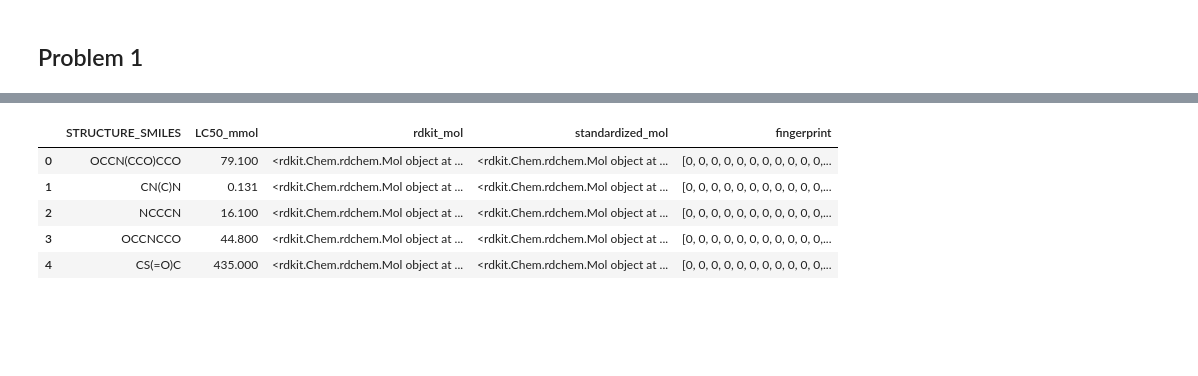
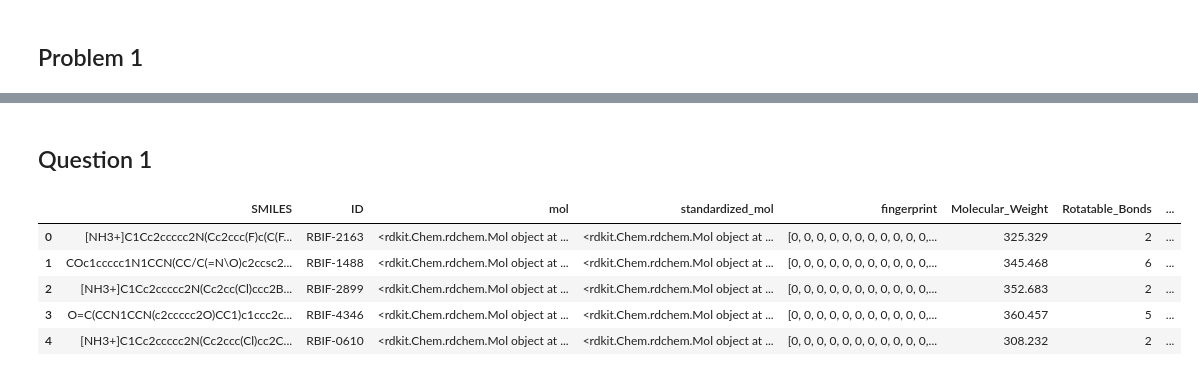
Before and after one commit to Steve-Cheney/Cheminformatics, a Jupyter notebook: rbif-110-a7/a7.ipynb, the cells around one changed output, grey strips where cells are left out. Saved outputs shown, nothing was run; the diff lists cells and outputs as text; code cells hidden in the pictures; blank space fills up the shorter version.

Commit message:
Add in clustering

```diff
--- a/rbif-110-a7/a7.ipynb
+++ b/rbif-110-a7/a7.ipynb
@@ -44,0 +29,8 @@ except UnicodeDecodeError:
+# %%
+library_file = "Week7-ClusteringData.tsv"
+try:
+    library = pd.read_csv(library_file, sep="\t", encoding="utf-8")
+except UnicodeDecodeError:
+    library = pd.read_csv(library_file, sep="\t", encoding="latin-1")
+
+library.head()
@@ -160,15 +194,24 @@ def extract_properties_from_sdf(sdf_file):
+# %% [markdown]
+## Question 1
 # %%
 # Clean the data to ignore any NaN smiles values and subset data if needed
-lc50_df = clean_df_and_create_mol_col(lc50_df, 'STRUCTURE_SMILES', 'rdkit_mol')
+library = clean_df_and_create_mol_col(library, 'SMILES', 'mol')
 # Get the standardized mol object from the standard SMILES
-lc50_df['standardized_mol'] = lc50_df['STRUCTURE_SMILES'].apply(get_standard_mol)
+library['standardized_mol'] = library['SMILES'].apply(get_standard_mol)
 # Get the fingerprint
-lc50_df['fingerprint'] = lc50_df['standardized_mol'].apply(get_fingerprint)
-lc50_df.head()
+library['fingerprint'] = library['standardized_mol'].apply(get_fingerprint)
+
+descriptor_data = library["standardized_mol"].apply(calculate_descriptors)
+descriptor_df = pd.DataFrame(descriptor_data.tolist())
+
+# Merge descriptor data with the original dataset
+library = pd.concat([library, descriptor_df], axis=1)
+
+library.head()
 # %% [output]
-|  | STRUCTURE_SMILES | LC50_mmol | rdkit_mol | standardized_mol | fingerprint |
-| 0 | OCCN(CCO)CCO | 79.100 | <rdkit.Chem.rdchem.Mol object at ... | <rdkit.Chem.rdchem.Mol object at ... | [0, 0, 0, 0, 0, 0, 0, 0, 0, 0, 0,... |
-| 1 | CN(C)N | 0.131 | <rdkit.Chem.rdchem.Mol object at ... | <rdkit.Chem.rdchem.Mol object at ... | [0, 0, 0, 0, 0, 0, 0, 0, 0, 0, 0,... |
-| 2 | NCCCN | 16.100 | <rdkit.Chem.rdchem.Mol object at ... | <rdkit.Chem.rdchem.Mol object at ... | [0, 0, 0, 0, 0, 0, 0, 0, 0, 0, 0,... |
-| 3 | OCCNCCO | 44.800 | <rdkit.Chem.rdchem.Mol object at ... | <rdkit.Chem.rdchem.Mol object at ... | [0, 0, 0, 0, 0, 0, 0, 0, 0, 0, 0,... |
-| 4 | CS(=O)C | 435.000 | <rdkit.Chem.rdchem.Mol object at ... | <rdkit.Chem.rdchem.Mol object at ... | [0, 0, 0, 0, 0, 0, 0, 0, 0, 0, 0,... |
+|  | SMILES | ID | mol | standardized_mol | fingerprint | Molecular_Weight | Rotatable_Bonds | ... |
+| 0 | [NH3+]C1Cc2ccccc2N(Cc2ccc(F)c(C(F... | RBIF-2163 | <rdkit.Chem.rdchem.Mol object at ... | <rdkit.Chem.rdchem.Mol object at ... | [0, 0, 0, 0, 0, 0, 0, 0, 0, 0, 0,... | 325.329 | 2 | ... |
+| 1 | COc1ccccc1N1CCN(CC/C(=N\O)c2ccsc2... | RBIF-1488 | <rdkit.Chem.rdchem.Mol object at ... | <rdkit.Chem.rdchem.Mol object at ... | [0, 0, 0, 0, 0, 0, 0, 0, 0, 0, 0,... | 345.468 | 6 | ... |
+| 2 | [NH3+]C1Cc2ccccc2N(Cc2cc(Cl)ccc2B... | RBIF-2899 | <rdkit.Chem.rdchem.Mol object at ... | <rdkit.Chem.rdchem.Mol object at ... | [0, 0, 0, 0, 0, 0, 0, 0, 0, 0, 0,... | 352.683 | 2 | ... |
+| 3 | O=C(CCN1CCN(c2ccccc2O)CC1)c1ccc2c... | RBIF-4346 | <rdkit.Chem.rdchem.Mol object at ... | <rdkit.Chem.rdchem.Mol object at ... | [0, 0, 0, 0, 0, 0, 0, 0, 0, 0, 0,... | 360.457 | 5 | ... |
+| 4 | [NH3+]C1Cc2ccccc2N(Cc2ccc(Cl)cc2C... | RBIF-0610 | <rdkit.Chem.rdchem.Mol object at ... | <rdkit.Chem.rdchem.Mol object at ... | [0, 0, 0, 0, 0, 0, 0, 0, 0, 0, 0,... | 308.232 | 2 | ... |
```
Also changed, not shown: parts of 9 cells of this notebook.
